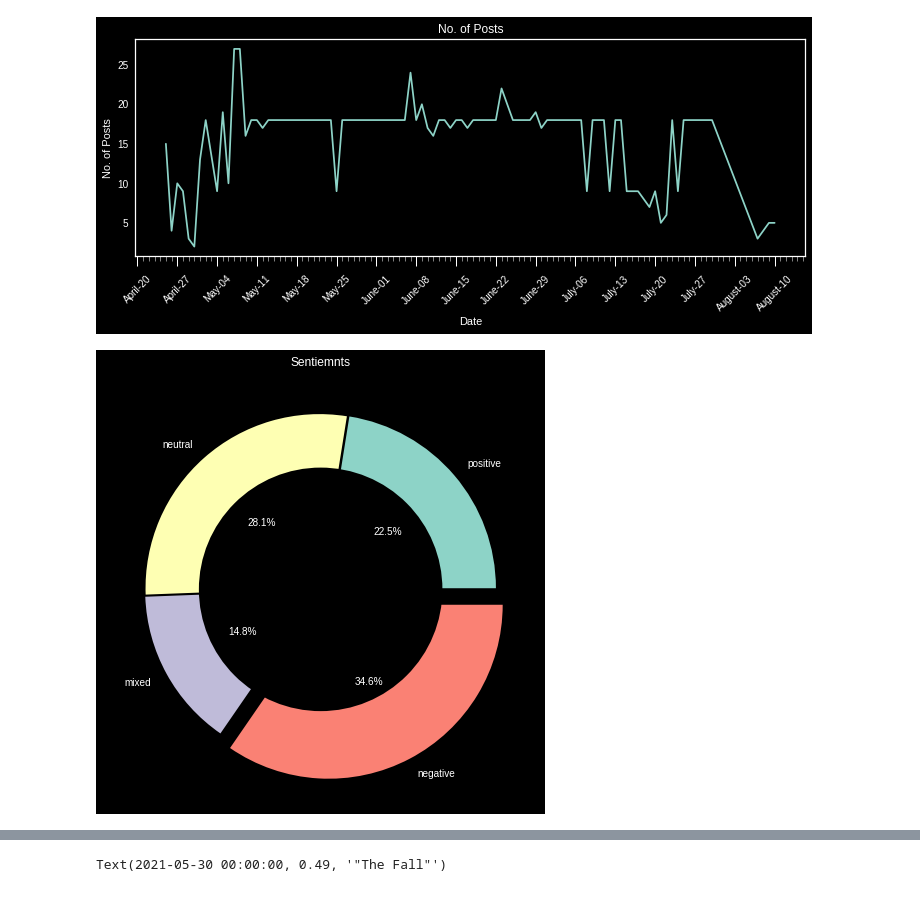
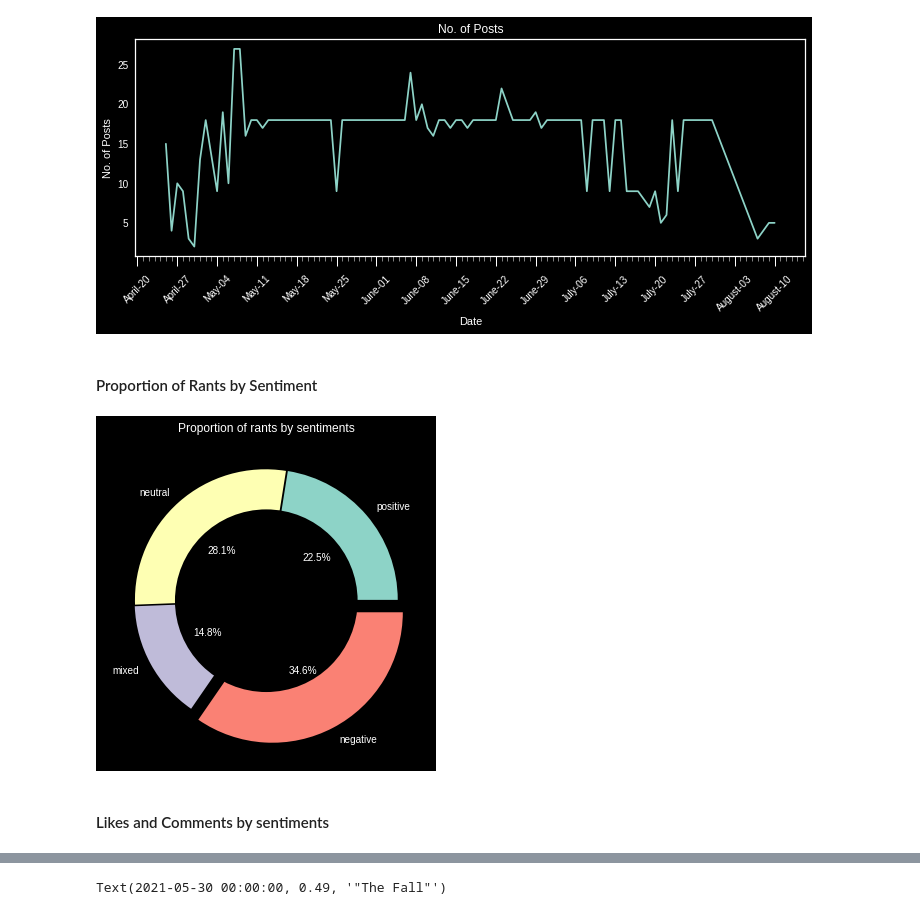
Before and after one commit to ragul-n/Analysis-of-Confession-pages, a Jupyter notebook: Analysis_of_Confessions.ipynb, the cells around one changed output, grey strips where cells are left out. Drawn from its saved outputs; the diff is of its cells as text; code cells hidden in the pictures.

```diff
--- a/Analysis_of_Confessions.ipynb
+++ b/Analysis_of_Confessions.ipynb
@@ -96,25 +99,30 @@ plt.ylabel("No. of Posts")
 # %% [output]
 Text(0, 0.5, 'No. of Posts')
 [figure]
+# %% [markdown]
+#### Proportion of Rants by Sentiment
 # %%
-fig, ax = plt.subplots(figsize=(8,8))
+#@title  { form-width: "5%", display-mode: "form" }
+fig, ax = plt.subplots(figsize=(6,6))
 
 data=sentiments["sentiment"].value_counts()
 data=data[["positive", "neutral", "mixed","negative"]]
 
 
 labels = data.index
 plt.pie(x=data, autopct="%.1f%%", explode=[0.01,0.01,0.01,0.1], labels=labels, pctdistance=0.5)
 
 #draw circle
 centre_circle = plt.Circle((0,0),0.70, fc="black")
 fig = plt.gcf()
 fig.gca().add_artist(centre_circle)
 
 
 # the produced png will have a transparent background
-plt.title("Sentiemnts")
+plt.title("Proportion of rants by sentiments")
 plt.show()
 # %% [output]
-[figure, old version]
+[figure, new version]
+# %% [markdown]
+#### Likes and Comments by sentiments
 # %%
```
Also changed, not shown: parts of 9 cells of this notebook.
